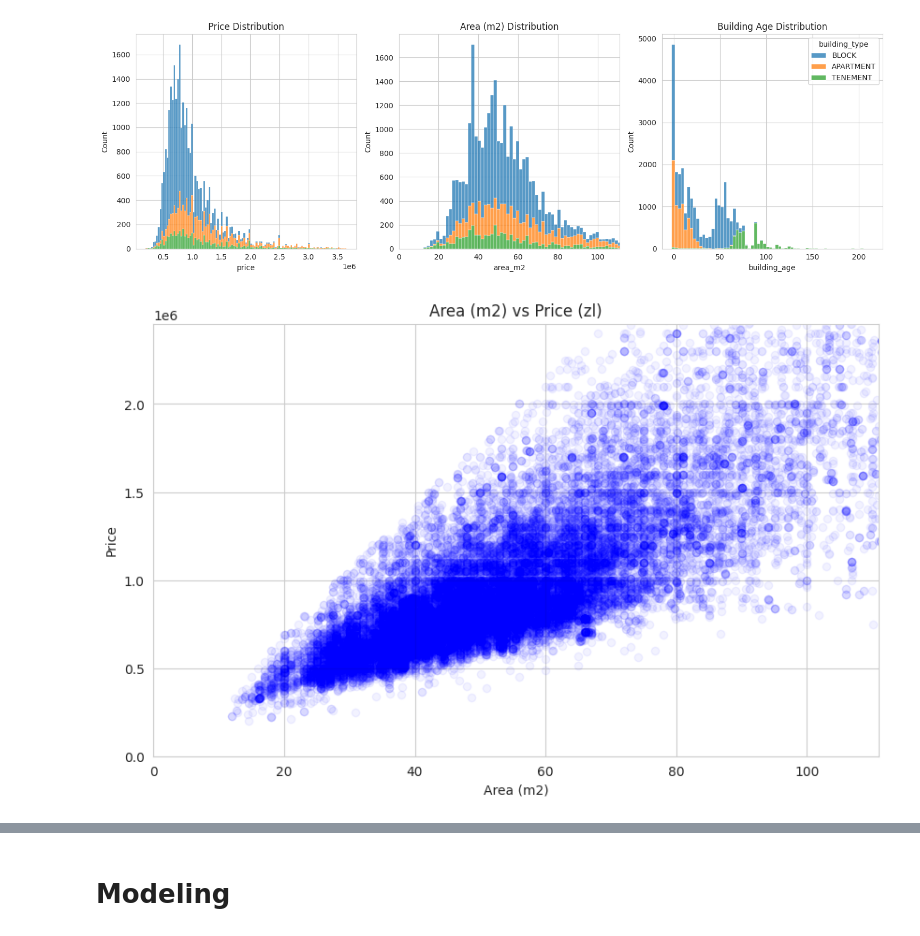
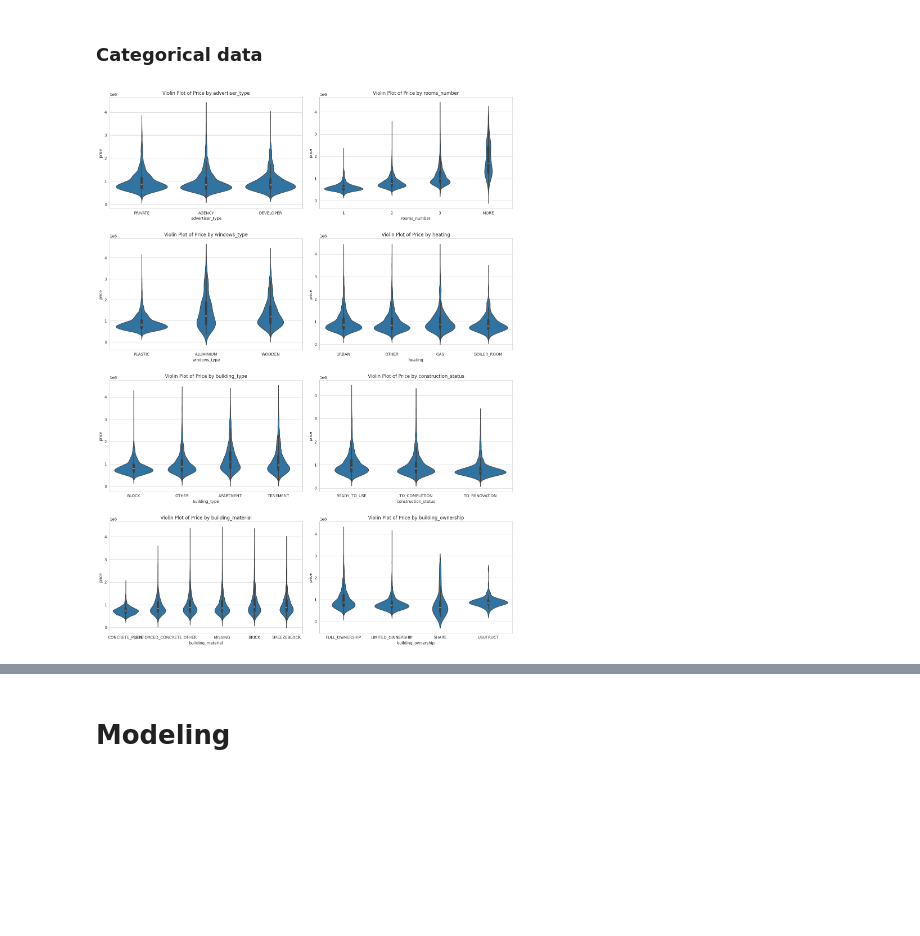
Before and after one commit to scarcamo/ml2-project, a Jupyter notebook: regression.ipynb, the cells around one changed output, grey strips where cells are left out. Drawn from its saved outputs; the diff is of its cells as text; code cells hidden in the pictures; blank space fills up the shorter version.

```diff
--- a/regression.ipynb
+++ b/regression.ipynb
@@ -63,0 +113,3 @@ df = df[cond1&cond2&cond3&cond4&cond5&cond6].reset_index(drop=True)
+# %%
+top_building_type = df["building_type"].value_counts().index[:3]
+df["building_type"] = df["building_type"].apply(lambda x: x if x in top_building_type else "OTHER")
@@ -217,0 +254,9 @@ Total Columns: 40
+# %%
+# remove columns with only one unique val
+cols_to_drop = []
+for col in df.columns:
+    if len(df[col].unique())==1:
+        cols_to_drop.append(col)
+
+df.drop(columns=cols_to_drop, inplace=True)
+print("Removed columns", str(cols_to_drop), "with one unique value")
@@ -316,0 +327,8 @@ Passing `palette` without assigning `hue` is deprecated and will be removed in v
+# %%
+log_transform_cols = ['area_m2', 'floor_number', 'building_age',
+                       'building_floors_num', 'distance_to_center_km', 'room_size_m2', 'floor_ratio' ]
+
+scale_cols = ['latitude', 'longitude',  ]
+
+if 'building_year' in df.columns:
+    df.drop(columns=['building_year'], inplace=True)
@@ -343,43 +381,22 @@ df.groupby(['estate', 'has_balcony']).agg({'price': 'describe'})
+# %% [markdown]
+### Categorical data
 # %%
-data = df[df['building_type'].isin(['BLOCK', 'APARTMENT', 'TENEMENT'])].reset_index(drop=True)
+categorical_columns = df.select_dtypes(include=['object', 'category']).columns.drop('district')
 
+num_plots = len(categorical_columns)
+num_rows = (num_plots + 1) // 2
 
-plt.figure(figsize=(15, 5))
+fig, axes = plt.subplots(num_rows, 2, figsize=(15, 5 * num_rows))
+axes = axes.flatten()
 
-plt.subplot(131)
-sns.histplot(data=data, x='price', hue='building_type', multiple="stack")
-plt.legend().remove()
-plt.title('Price Distribution')
+for i, column in enumerate(categorical_columns):
+    sns.violinplot(x=column, y='price', data=df, ax=axes[i])
+    axes[i].set_title(f'Violin Plot of Price by {column}')
 
-plt.subplot(132)
-sns.histplot(data=data, x='area_m2', hue='building_type', multiple="stack")
-plt.xlim(0, df['area_m2'].quantile(0.98))
-plt.legend().remove()
-plt.title('Area (m2) Distribution')
+for j in range(i + 1, len(axes)):
+    fig.delaxes(axes[j])
 
-plt.subplot(133)
-sns.histplot(data=data, x='building_age', hue='building_type', multiple="stack")
-plt.title('Building Age Distribution')
-
-plt.tight_layout()
+plt.tight_layout(h_pad=3.0)
 plt.show()
 # %% [output]
-[figure, old version]
+[figure, new version]
-# %%
-import matplotlib.pyplot as plt
-
-
-plt.figure(figsize=(10, 6))
-
-plt.scatter(df['area_m2'], df['price'], color="blue", alpha=0.05)
-
-plt.title('Area (m2) vs Price (zl)')
-plt.xlabel('Area (m2)')
-plt.ylabel('Price')
-plt.xlim(0, df['area_m2'].quantile(0.98))
-plt.ylim(0, df['price'].quantile(0.98))
-#plt.legend()
-
-plt.show()
-# %% [output]
-[figure, removed]
```
Also changed, not shown: parts of 64 cells of this notebook, 3 other files.
